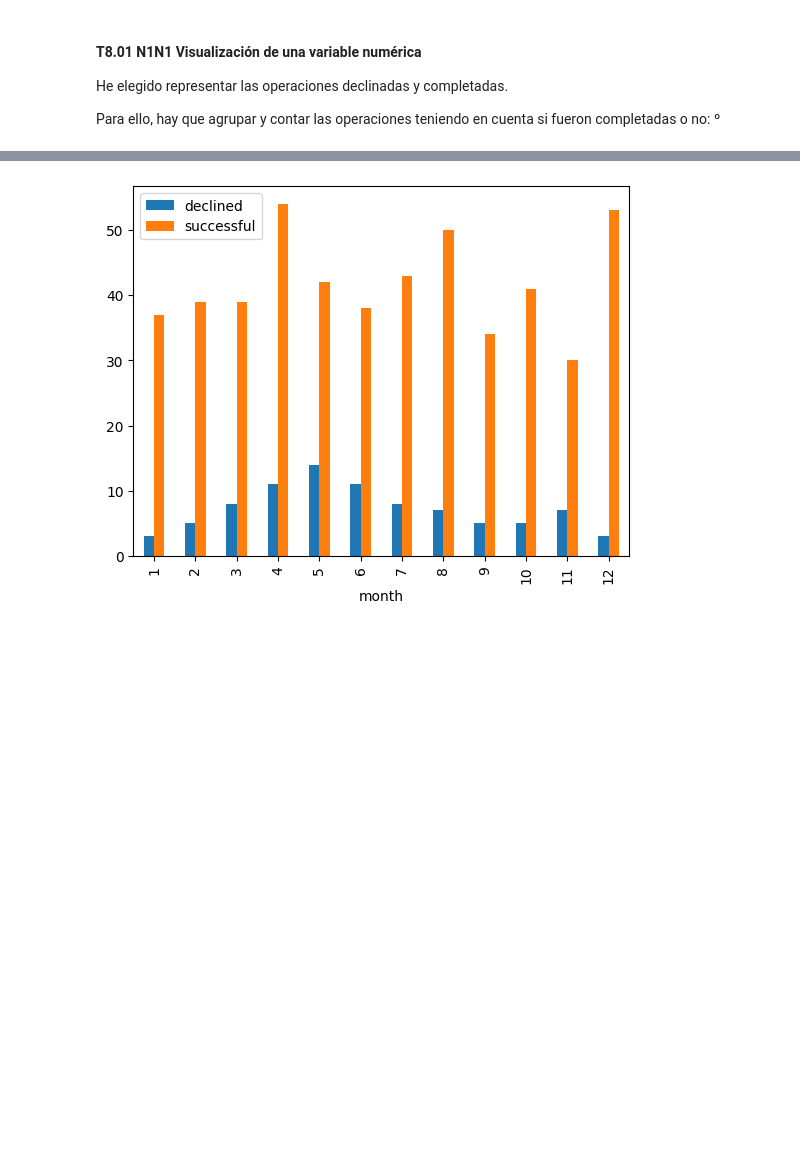
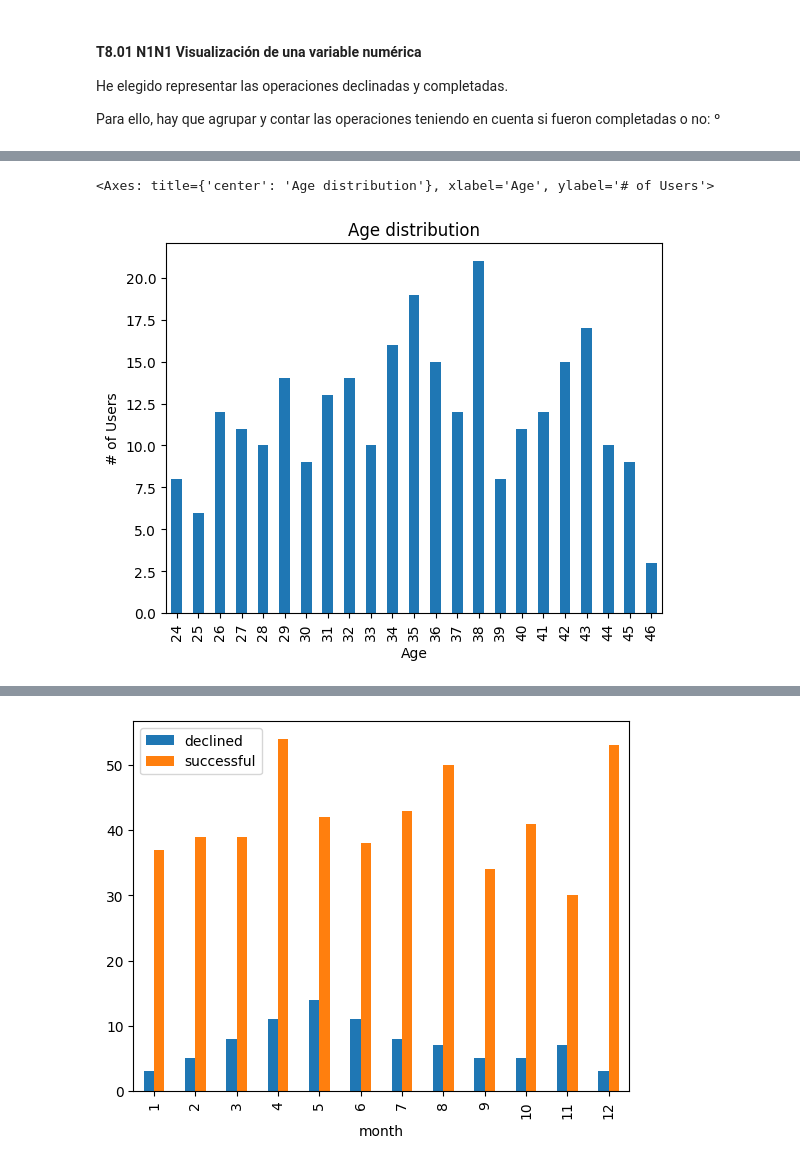
Before and after one commit to mlopezgva/it-academy-mlg, a Jupyter notebook: SPRINT8/Sprint_8.ipynb, the cells around one changed output, grey strips where cells are left out. Saved outputs shown, nothing was run; the diff lists cells and outputs as text; code cells hidden in the pictures; blank space fills up the shorter version.

```diff
--- a/SPRINT8/Sprint_8.ipynb
+++ b/SPRINT8/Sprint_8.ipynb
@@ -68,0 +108,26 @@ SELECT SUM(declined)   AS declined
+# %%
+import dateutil
+from matplotlib.pyplot import xlabel, ylabel, yticks
+
+def age(birthdate: str):
+    dob = birthdate if type(birthdate) is not str \
+                  else dateutil.parser.parse(birthdate).date()
+    hoy = dateutil.utils.today().date()
+    ddiff = hoy - dob
+    edad  = int(ddiff.days / 365.25)
+    # print(edad, "años")
+    return edad
+
+# Add age column to user dataframe
+user_df["age"] = user_df['birthdate'].map(age)
+
+user_df.groupby('age')['age'].count().plot.bar(x='age',
+    title="Age distribution",
+    ylabel="# of Users",
+    xlabel="Age"
+)
+
+# user_df.age.plot.hist()
+# %% [output]
+<Axes: title={'center': 'Age distribution'}, xlabel='Age', ylabel='# of Users'>
+[figure, added]
```
Also changed, not shown: parts of 8 cells of this notebook.
